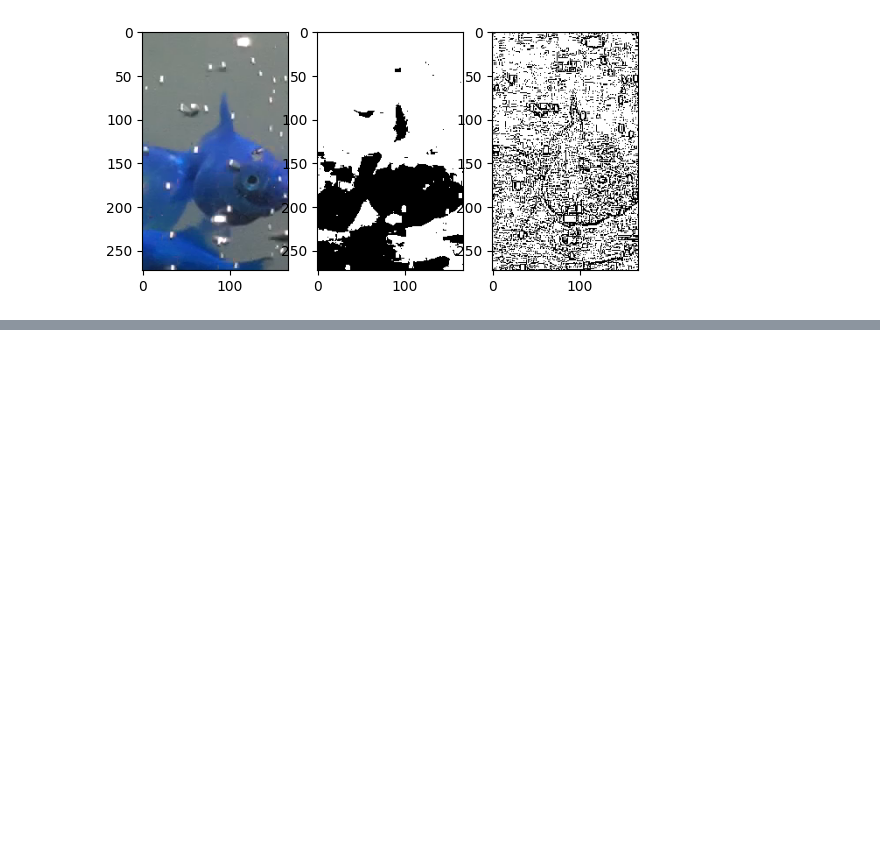
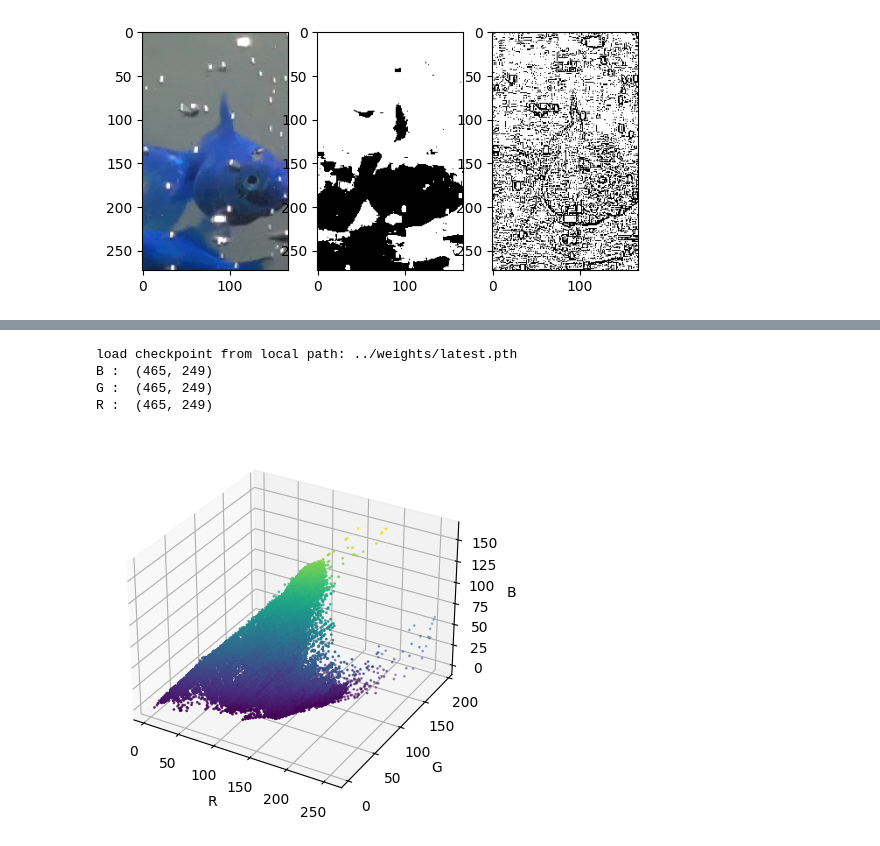
Before and after one commit to Pragyanstha/SummerCamp2022, a Jupyter notebook: notebooks/simple_tracking.ipynb, the cells around one changed output, grey strips where cells are left out. Cells and saved outputs as stored; diff of their text form; code cells hidden in the pictures; blank space fills up the shorter version.

```diff
--- a/notebooks/simple_tracking.ipynb
+++ b/notebooks/simple_tracking.ipynb
@@ -278,0 +378,48 @@ load checkpoint from local path: ../weights/latest.pth
+# %%
+
+import cv2
+import matplotlib.pyplot as plt
+import numpy as np
+
+img = cv2.imread("./nobu_TestImages/problem1_327.png")
+result = detection2(img)
+'''
+# each of loop is category of fish
+for category in result:
+    # each of loop is data of detected fish
+    for detected in category:
+        score = detected[4]
+        # Set the TH(0.5)
+        if score > 0.95:
+            # integer
+            x, y, x_w, y_h = detected[0:4]
+            x, y, x_w, y_h = map(int,(x, y, x_w, y_h))
+'''
+# crop image
+category = result[4]
+detected = category[0]
+x, y, x_w, y_h, score= detected[0:5]
+x, y, x_w, y_h = map(int,(x, y, x_w, y_h))
+
+
+crop_img = img[x:x_w, y:y_h]
+
+B = crop_img[:,:,0]
+G = crop_img[:,:,1]
+R = crop_img[:,:,2]
+
+print('B : ', B.shape)
+print('G : ', G.shape)
+print('R : ', R.shape)
+
+ax = plt.axes(projection='3d')
+ax.scatter(R, G, B, c=B, s=1,cmap='viridis')
+ax.set_xlabel('R')
+ax.set_ylabel('G')
+ax.set_zlabel('B');
+# %% [output]
+load checkpoint from local path: ../weights/latest.pth
+B :  (465, 249)
+G :  (465, 249)
+R :  (465, 249)
+[figure, added]
```
Also changed, not shown: parts of 21 cells of this notebook.
